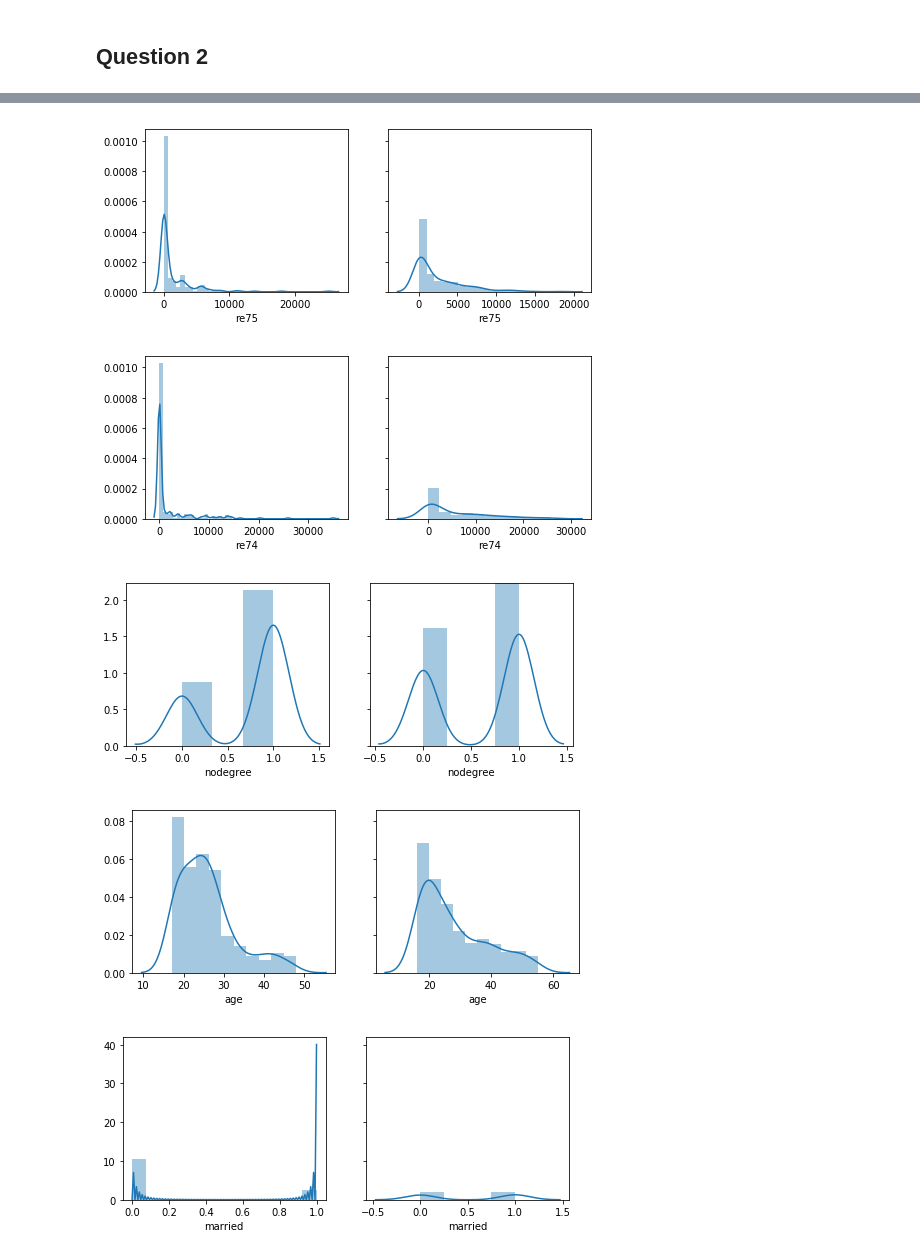
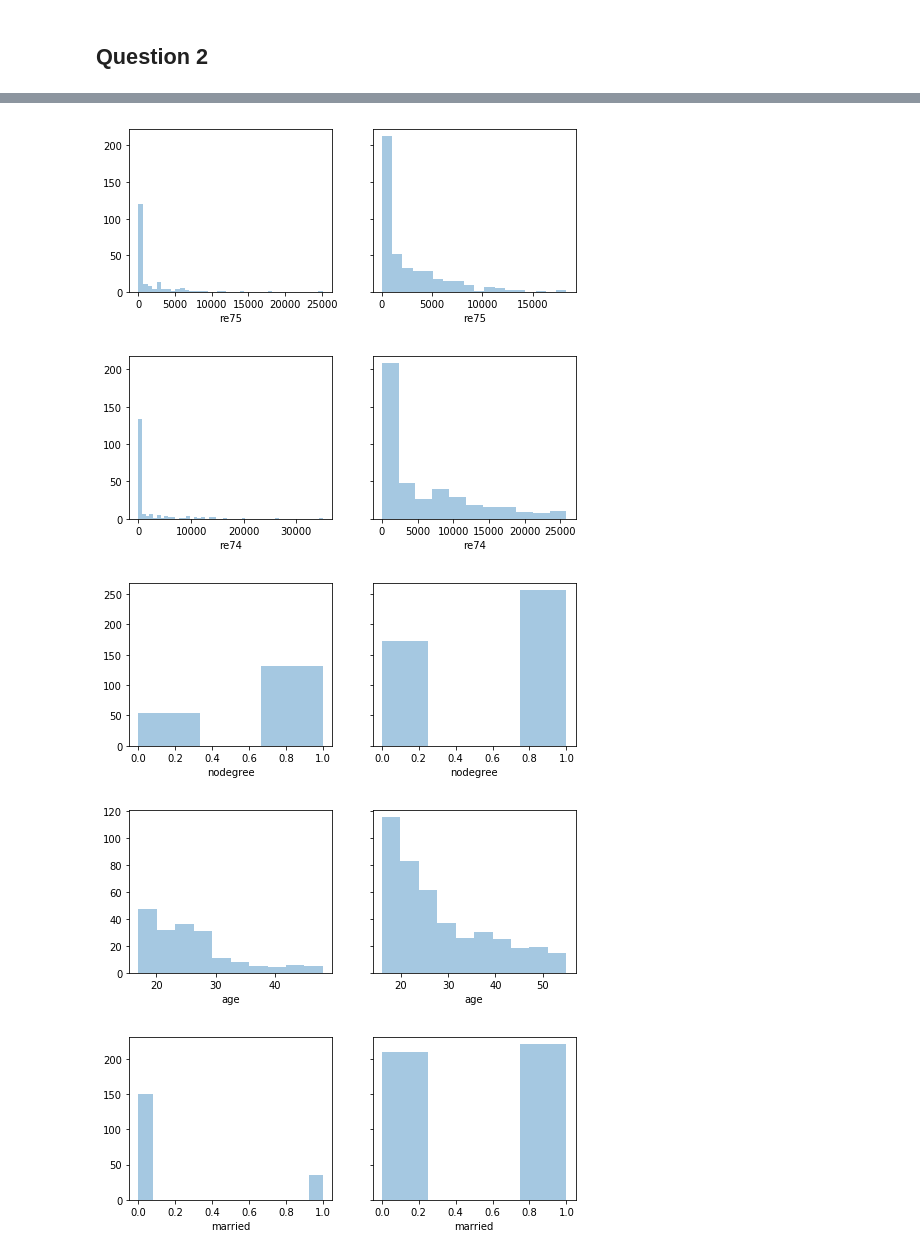
Before and after one commit to zenhaeus/cs-401, a Jupyter notebook: 04 - Applied ML/homework-4.ipynb, the cells around one changed output, grey strips where cells are left out. Saved outputs shown, nothing was run; the diff lists cells and outputs as text; code cells hidden in the pictures.

Commit message:
Remove trend lines from histograms

```diff
--- a/04 - Applied ML/homework-4.ipynb
+++ b/04 - Applied ML/homework-4.ipynb
@@ -37,6 +37,6 @@ features = set(df).difference(set(['id', 'treat', 're78']))
 
 for feature in features:
     fig, (ax1, ax2) = plt.subplots(ncols=2, sharey=True, figsize=(8,3))
-    sns.distplot(df[df.treat == 1][feature], ax=ax1)
-    sns.distplot(df[df.treat == 0][feature], ax=ax2)
+    sns.distplot(df[df.treat == 1][feature], kde=False, ax=ax1)
+    sns.distplot(df[df.treat == 0][feature], kde=False, ax=ax2)
 # %% [output]
@@ -44,5 +44,5 @@ for feature in features:
-[figure, old version]
+[figure, new version]
-[figure, old version]
+[figure, new version]
-[figure, old version]
+[figure, new version]
-[figure, old version]
+[figure, new version]
-[figure, old version]
+[figure, new version]
```
Also changed, not shown: parts of 1 cell of this notebook.
